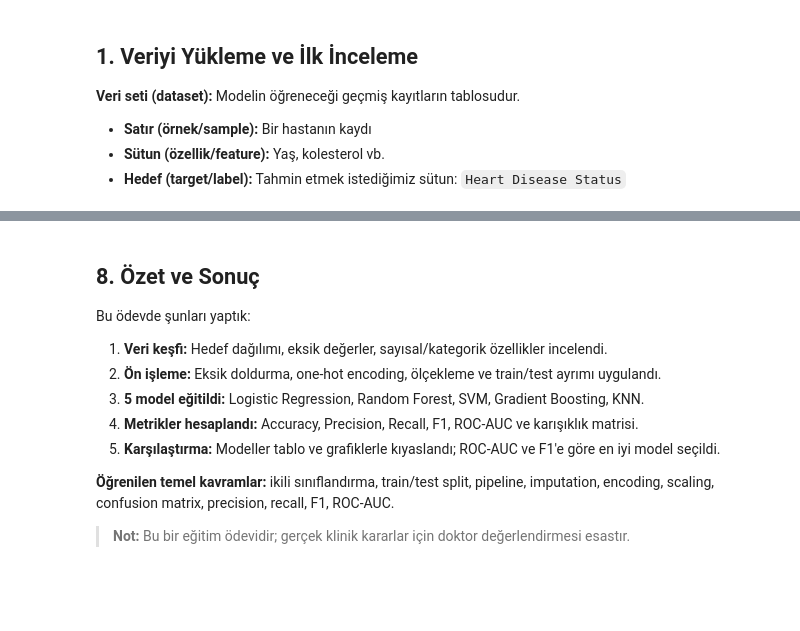
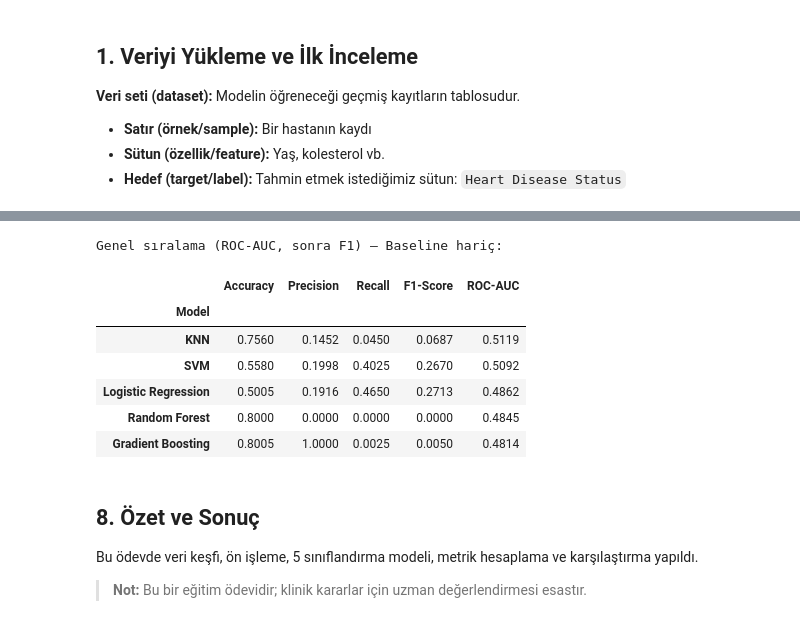
Before and after one commit to selahmet/odevoaml, a Jupyter notebook: heart_disease_ml.ipynb, the cells around one changed output, grey strips where cells are left out. Drawn from its saved outputs; the diff is of its cells as text; code cells hidden in the pictures; blank space fills up the shorter version.

```diff
--- a/heart_disease_ml.ipynb
+++ b/heart_disease_ml.ipynb
@@ -387,13 +628,16 @@ plt.show()
 # %%
-best_roc = results_df['ROC-AUC'].max()
-candidates = results_df[results_df['ROC-AUC'] == best_roc]
+# Baseline hariç modeller arasında en iyiyi seç
+model_results = results_df.drop(index='Baseline (hep No)', errors='ignore')
+
+best_roc = model_results['ROC-AUC'].max()
+candidates = model_results[model_results['ROC-AUC'] == best_roc]
 
 if len(candidates) == 1:
     best_model = candidates.index[0]
 else:
     best_model = candidates['F1-Score'].idxmax()
 
-best_row = results_df.loc[best_model]
+best_row = model_results.loc[best_model]
 
 print('=' * 50)
 print(f'EN İYİ MODEL: {best_model}')
@@ -401,8 +645,13 @@ print('=' * 50)
 print(best_row.round(4))
 print()
 print('Gerekçe:')
-print(f'- ROC-AUC = {best_row["ROC-AUC"]:.4f} (birincil kriter)')
+print(f'- ROC-AUC = {best_row["ROC-AUC"]:.4f} (birincil kriter; 0.5 ≈ rastgele)')
 print(f'- F1-Score = {best_row["F1-Score"]:.4f}')
-print(f'- Recall = {best_row["Recall"]:.4f} (hastaların yakalanma oranı)')
+print(f'- Recall = {best_row["Recall"]:.4f}')
 print(f'- Precision = {best_row["Precision"]:.4f}')
 print(f'- Accuracy = {best_row["Accuracy"]:.4f}')
+print()
+baseline_acc = results_df.loc['Baseline (hep No)', 'Accuracy']
+print(f'Baseline (hep No) accuracy: {baseline_acc:.4f}')
+if best_row['ROC-AUC'] < 0.55:
+    print('\n⚠ ROC-AUC hâlâ ~0.5 civarında → model pratikte ayırt edemiyor; veri sinyali zayıf.')
@@ -409,19 +679,20 @@ print(f'- Accuracy = {best_row["Accuracy"]:.4f}')
 # %%
-ranking = results_df.sort_values(['ROC-AUC', 'F1-Score'], ascending=False)
-print('Genel sıralama (ROC-AUC, sonra F1):')
+ranking = model_results.sort_values(['ROC-AUC', 'F1-Score'], ascending=False)
+print('Genel sıralama (ROC-AUC, sonra F1) — Baseline hariç:')
 print()
 ranking.round(4)
+# %% [output]
+Genel sıralama (ROC-AUC, sonra F1) — Baseline hariç:
+|  | Accuracy | Precision | Recall | F1-Score | ROC-AUC |
+| Model |  |  |  |  |  |
+| KNN | 0.7560 | 0.1452 | 0.0450 | 0.0687 | 0.5119 |
+| SVM | 0.5580 | 0.1998 | 0.4025 | 0.2670 | 0.5092 |
+| Logistic Regression | 0.5005 | 0.1916 | 0.4650 | 0.2713 | 0.4862 |
+| Random Forest | 0.8000 | 0.0000 | 0.0000 | 0.0000 | 0.4845 |
+| Gradient Boosting | 0.8005 | 1.0000 | 0.0025 | 0.0050 | 0.4814 |
-# %% [markdown]
-## 8. Özet ve Sonuç
-
-Bu ödevde şunları yaptık:
-
-1. **Veri keşfi:** Hedef dağılımı, eksik değerler, sayısal/kategorik özellikler incelendi.
-2. **Ön işleme:** Eksik doldurma, one-hot encoding, ölçekleme ve train/test ayrımı uygulandı.
-3. **5 model eğitildi:** Logistic Regression, Random Forest, SVM, Gradient Boosting, KNN.
-4. **Metrikler hesaplandı:** Accuracy, Precision, Recall, F1, ROC-AUC ve karışıklık matrisi.
-5. **Karşılaştırma:** Modeller tablo ve grafiklerle kıyaslandı; ROC-AUC ve F1'e göre en iyi model seçildi.
-
-**Öğrenilen temel kavramlar:** ikili sınıflandırma, train/test split, pipeline, imputation, encoding, scaling, confusion matrix, precision, recall, F1, ROC-AUC.
-
-> **Not:** Bu bir eğitim ödevidir; gerçek klinik kararlar için doktor değerlendirmesi esastır.
+# %% [markdown]
+## 8. Özet ve Sonuç
+
+Bu ödevde veri keşfi, ön işleme, 5 sınıflandırma modeli, metrik hesaplama ve karşılaştırma yapıldı.
+
+> **Not:** Bu bir eğitim ödevidir; klinik kararlar için uzman değerlendirmesi esastır.
```
Also changed, not shown: parts of 34 cells of this notebook.
